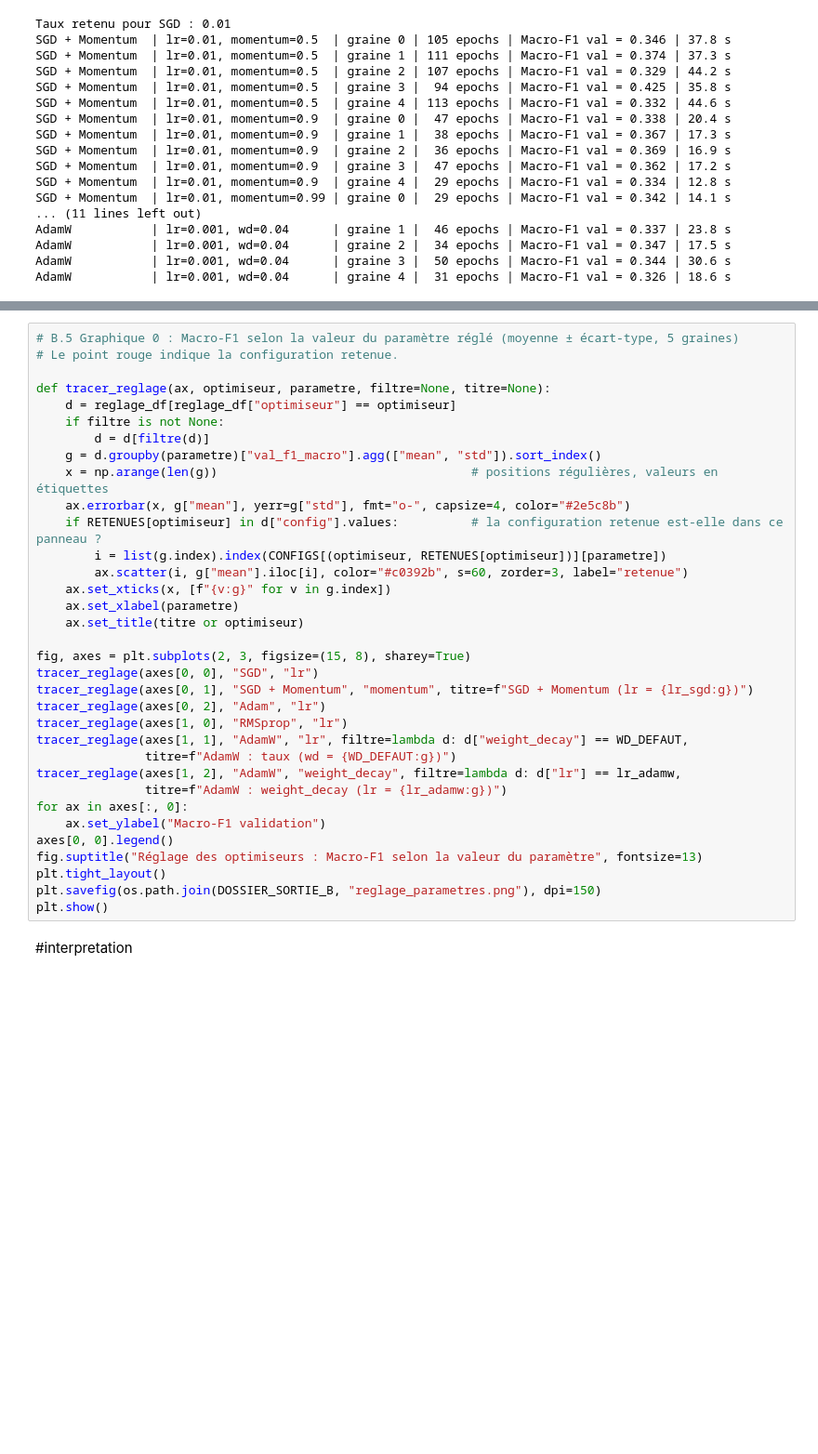
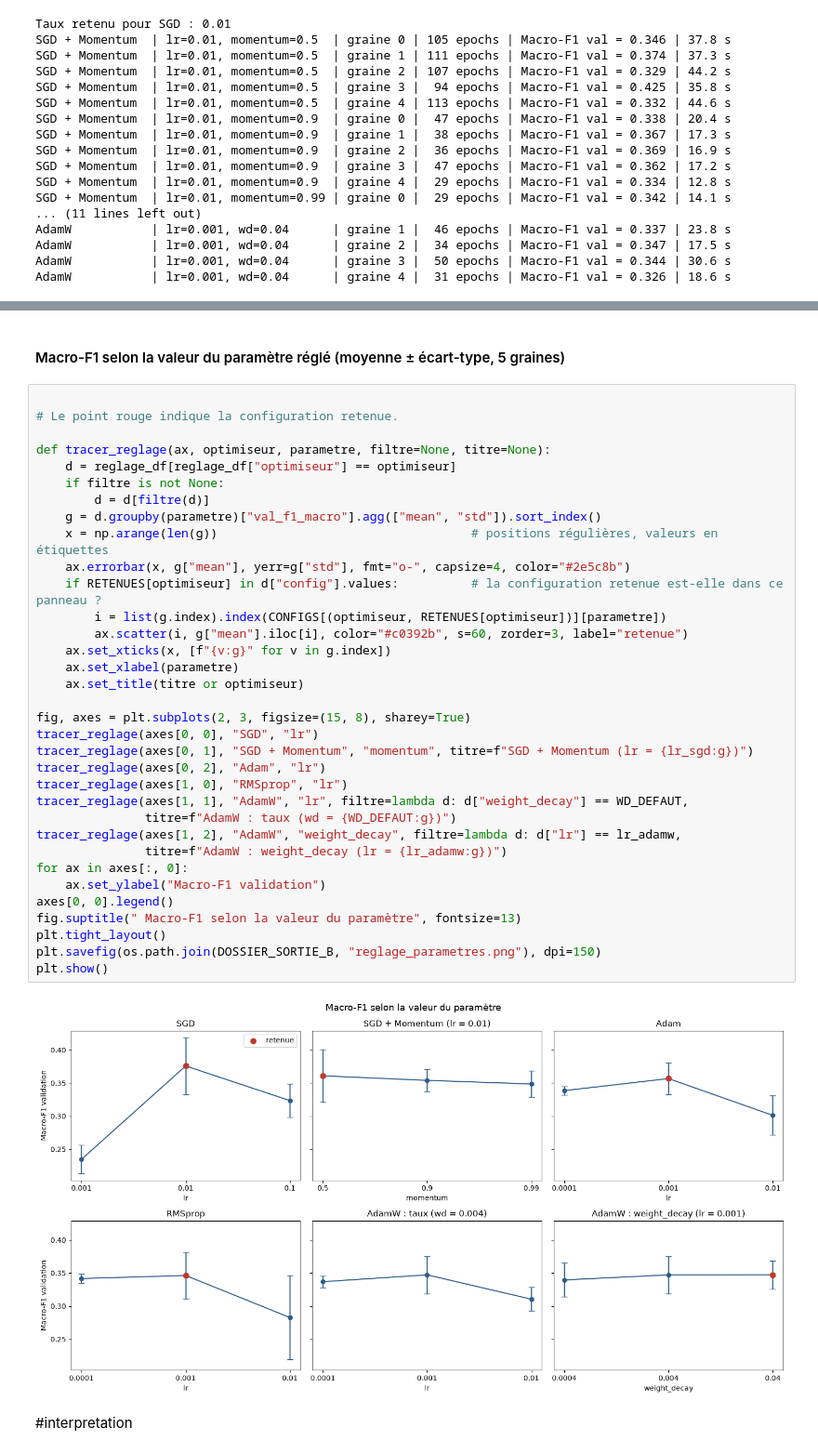
Before and after one commit to DanielYahiri/school-project, a Jupyter notebook: experience A.ipynb, the cells around one changed output, grey strips where cells are left out. Shown at 93% size. Saved outputs shown, nothing was run; the diff lists cells and outputs as text; blank space fills up the shorter version.

Commit message:
experience B
graphique des parametres et reglage

```diff
--- a/experience A.ipynb
+++ b/experience A.ipynb
@@ -637,37 +656,41 @@ ValueError: attempt to get argmax of an empty sequence
+# %% [markdown]
+#### Macro-F1 selon la valeur du paramètre réglé (moyenne ± écart-type, 5 graines)
 # %%
-# B.5 Graphique 0 : Macro-F1 selon la valeur du paramètre réglé (moyenne ± écart-type, 5 graines)
+
 # Le point rouge indique la configuration retenue.
 
 def tracer_reglage(ax, optimiseur, parametre, filtre=None, titre=None):
     d = reglage_df[reglage_df["optimiseur"] == optimiseur]
     if filtre is not None:
         d = d[filtre(d)]
     g = d.groupby(parametre)["val_f1_macro"].agg(["mean", "std"]).sort_index()
     x = np.arange(len(g))                                   # positions régulières, valeurs en étiquettes
     ax.errorbar(x, g["mean"], yerr=g["std"], fmt="o-", capsize=4, color="#2e5c8b")
     if RETENUES[optimiseur] in d["config"].values:          # la configuration retenue est-elle dans ce panneau ?
         i = list(g.index).index(CONFIGS[(optimiseur, RETENUES[optimiseur])][parametre])
         ax.scatter(i, g["mean"].iloc[i], color="#c0392b", s=60, zorder=3, label="retenue")
     ax.set_xticks(x, [f"{v:g}" for v in g.index])
     ax.set_xlabel(parametre)
     ax.set_title(titre or optimiseur)
 
 fig, axes = plt.subplots(2, 3, figsize=(15, 8), sharey=True)
 tracer_reglage(axes[0, 0], "SGD", "lr")
 tracer_reglage(axes[0, 1], "SGD + Momentum", "momentum", titre=f"SGD + Momentum (lr = {lr_sgd:g})")
 tracer_reglage(axes[0, 2], "Adam", "lr")
 tracer_reglage(axes[1, 0], "RMSprop", "lr")
 tracer_reglage(axes[1, 1], "AdamW", "lr", filtre=lambda d: d["weight_decay"] == WD_DEFAUT,
                titre=f"AdamW : taux (wd = {WD_DEFAUT:g})")
 tracer_reglage(axes[1, 2], "AdamW", "weight_decay", filtre=lambda d: d["lr"] == lr_adamw,
                titre=f"AdamW : weight_decay (lr = {lr_adamw:g})")
 for ax in axes[:, 0]:
     ax.set_ylabel("Macro-F1 validation")
 axes[0, 0].legend()
-fig.suptitle("Réglage des optimiseurs : Macro-F1 selon la valeur du paramètre", fontsize=13)
+fig.suptitle(" Macro-F1 selon la valeur du paramètre", fontsize=13)
 plt.tight_layout()
 plt.savefig(os.path.join(DOSSIER_SORTIE_B, "reglage_parametres.png"), dpi=150)
 plt.show()
+# %% [output]
+[figure, added]
 # %% [markdown]
 #interpretation
 # %% [markdown]
```
Also changed, not shown: parts of 3 cells of this notebook, 2 other files.
